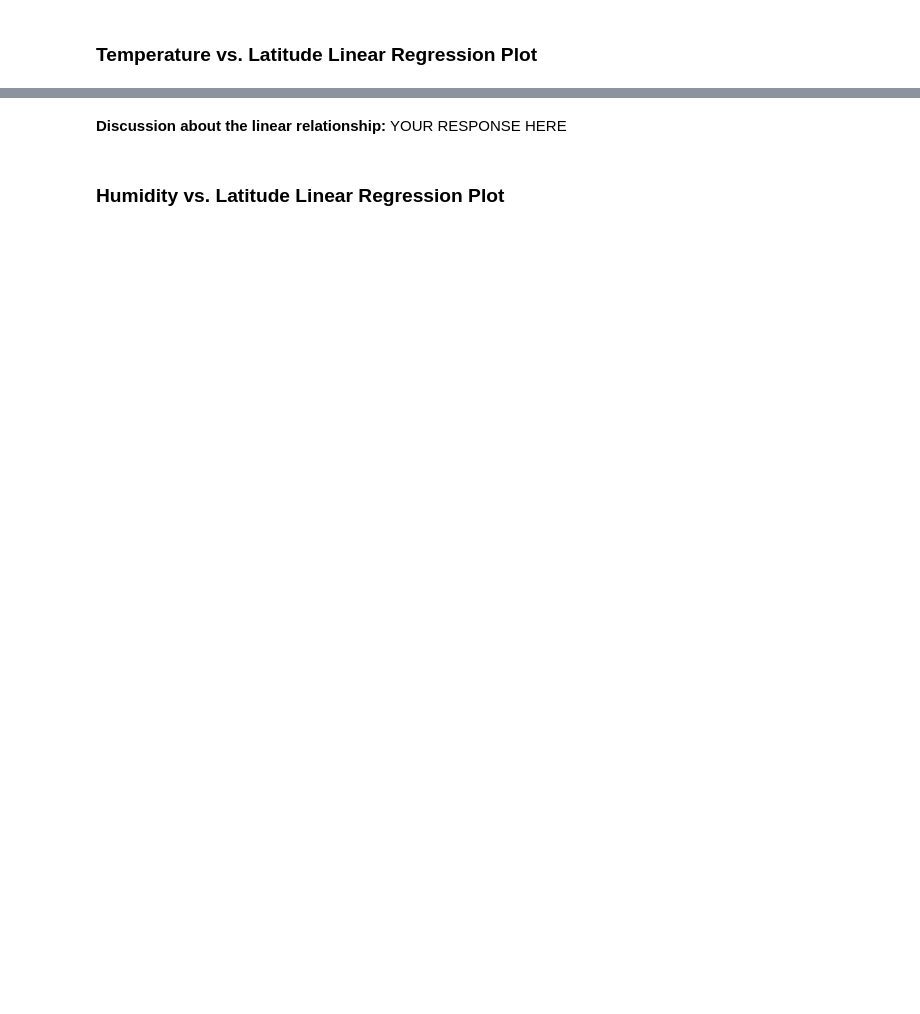
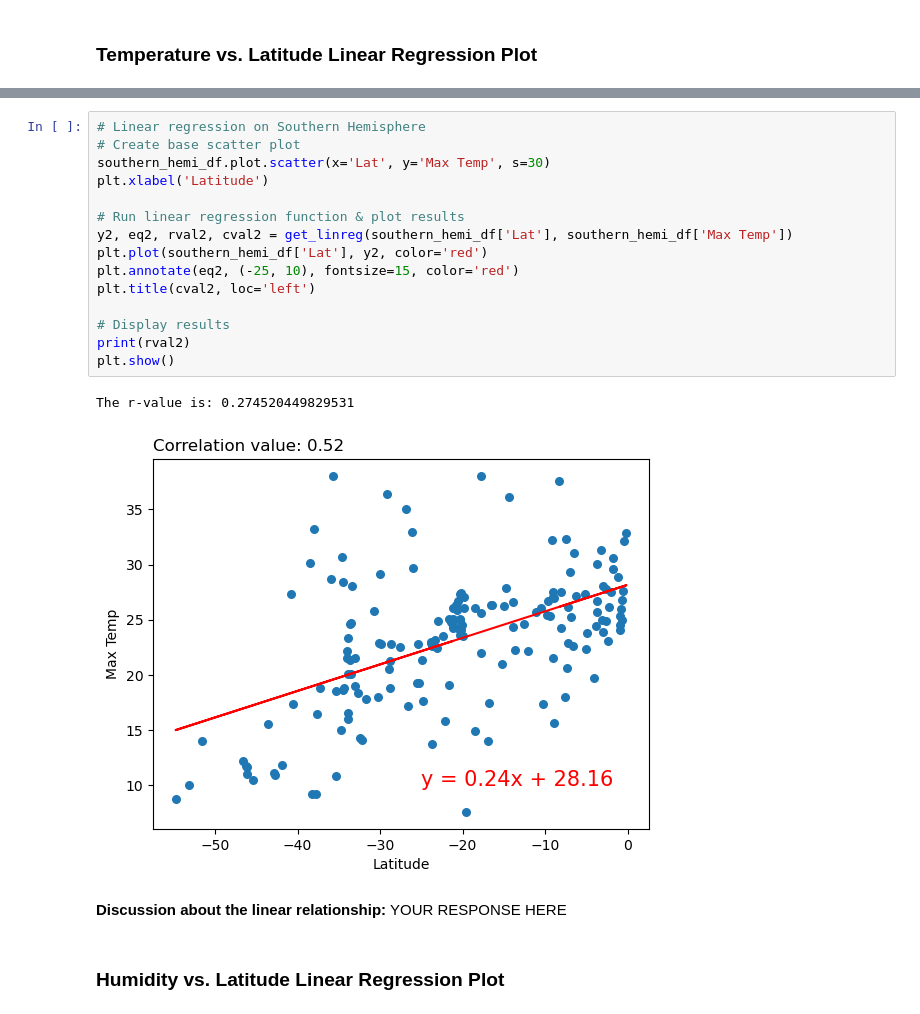
Before and after one commit to andcetera/python-api-challenge, a Jupyter notebook: Project Files/WeatherPy.ipynb, the cells around one changed output, grey strips where cells are left out. Saved outputs shown, nothing was run; the diff lists cells and outputs as text; blank space fills up the shorter version.

```diff
--- a/Project Files/WeatherPy.ipynb
+++ b/Project Files/WeatherPy.ipynb
@@ -306,3 +322,21 @@ The r-value is: 0.4121057168607245
+# %%
+# Linear regression on Southern Hemisphere
+# Create base scatter plot
+southern_hemi_df.plot.scatter(x='Lat', y='Max Temp', s=30)
+plt.xlabel('Latitude')
+
+# Run linear regression function & plot results
+y2, eq2, rval2, cval2 = get_linreg(southern_hemi_df['Lat'], southern_hemi_df['Max Temp'])
+plt.plot(southern_hemi_df['Lat'], y2, color='red')
+plt.annotate(eq2, (-25, 10), fontsize=15, color='red')
+plt.title(cval2, loc='left')
+
+# Display results
+print(rval2)
+plt.show()
+# %% [output]
+The r-value is: 0.274520449829531
+[figure, added]
 # %% [markdown]
 **Discussion about the linear relationship:** YOUR RESPONSE HERE
 # %% [markdown]
```
Also changed, not shown: parts of 20 cells of this notebook, 1 other file.
